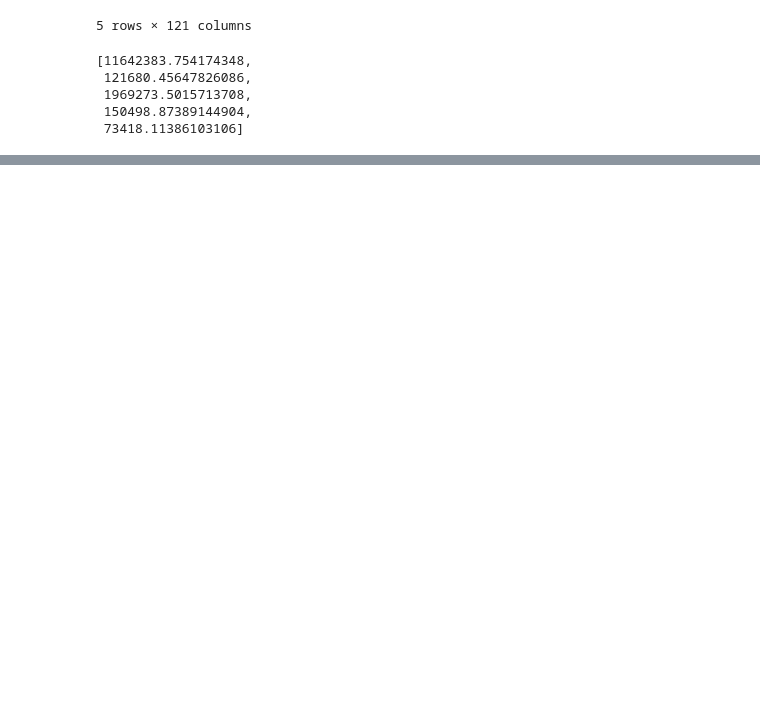
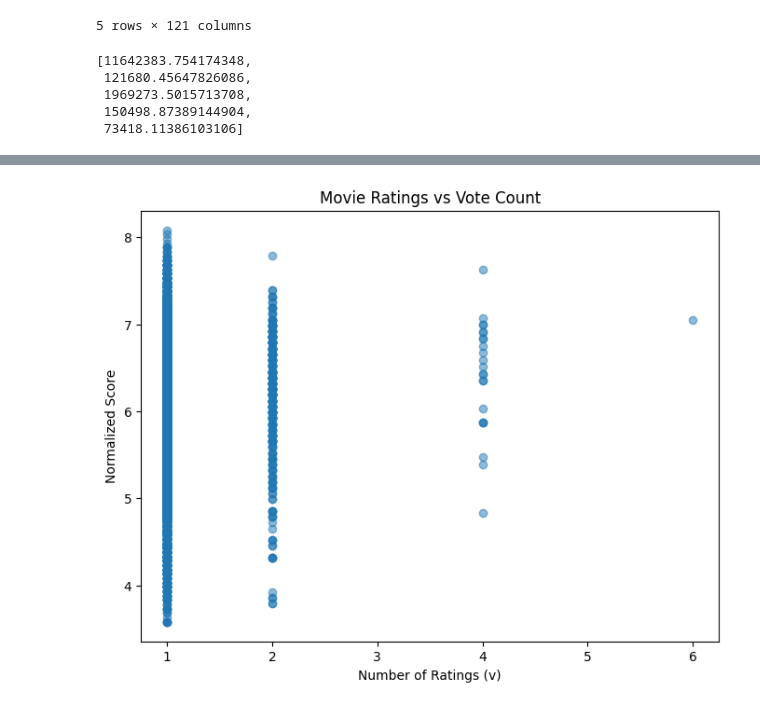
Before and after one commit to phodgkins/dm-movies, a Jupyter notebook: load_data.ipynb, the cells around one changed output, grey strips where cells are left out. Cells and saved outputs as stored; diff of their text form; code cells hidden in the pictures; blank space fills up the shorter version.

Commit message:
added ratings normalization

```diff
--- a/load_data.ipynb
+++ b/load_data.ipynb
@@ -592,3 +614,15 @@ df[df.notna().all(axis=1)]['inflation_adjusted_usd'].head().to_list()
  1969273.5015713708,
  150498.87389144904,
  73418.11386103106]
+# %%
+movie_stats = df.groupby("title")["rating"].agg(v="count", R="mean").reset_index()
+C = df["rating"].mean()
+m = movie_stats["v"].quantile(0.75)
+movie_stats["normalized_score"] = (
+    (movie_stats["v"] / (movie_stats["v"] + m)) * movie_stats["R"]
+    + (m / (movie_stats["v"] + m)) * C
+)
+# %%
+movies = df.copy()[["id", "title"]].drop_duplicates()
+
+movie_stats = movie_stats.merge(movies, on="id", how="left")
@@ -595,3 +664,14 @@ df[df.notna().all(axis=1)]['inflation_adjusted_usd'].head().to_list()
+# %%
+import matplotlib.pyplot as plt
+
+plt.figure(figsize=(8,6))
+plt.scatter(movie_stats["v"], movie_stats["normalized_score"], alpha=0.5)
+plt.xlabel("Number of Ratings (v)")
+plt.ylabel("Normalized Score")
+plt.title("Movie Ratings vs Vote Count")
+plt.show()
+# %% [output]
+[figure, added]
 # %%
 df.to_pickle('data/clean_adjusted.pkl')
 # %%
```
Also changed, not shown: parts of 14 cells of this notebook, 2 other files.
